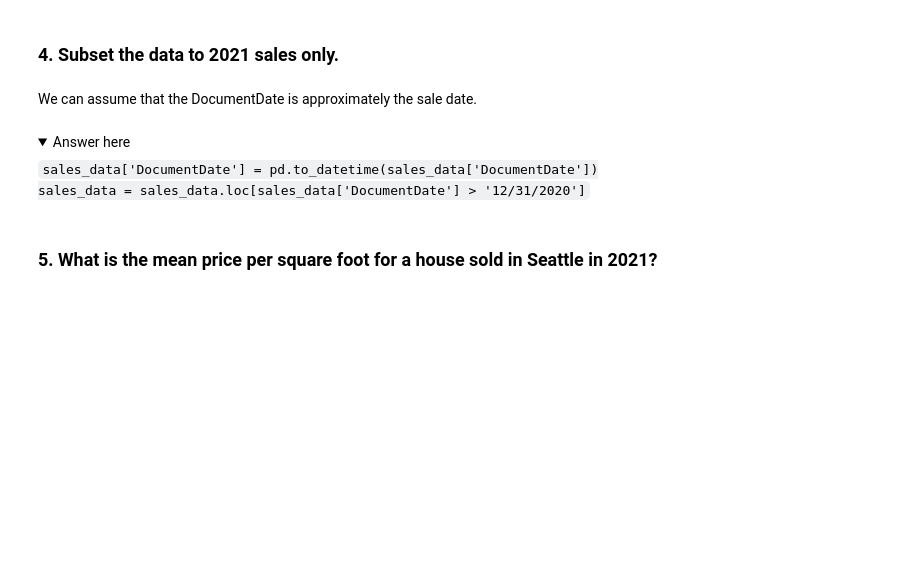
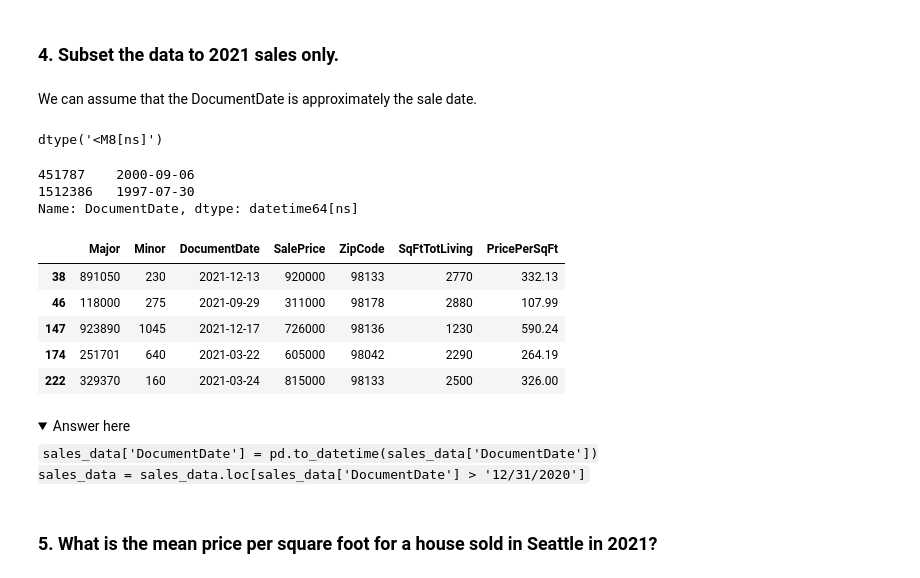
Before and after one commit to erdemiraysu/ds-aggregating_combining_dataframes-nbz32, a Jupyter notebook: aggregating_combining_dataframes.ipynb, the cells around one changed output. Drawn from its saved outputs; the diff is of its cells as text; code cells hidden in the pictures; folded sections open; blank space fills up the shorter version.

```diff
--- a/aggregating_combining_dataframes.ipynb
+++ b/aggregating_combining_dataframes.ipynb
@@ -269,3 +617,5 @@ sales_data.head()
+# %%
+sales_data = sales_data[sales_data['SalePrice'] > 10000]
 # %% [markdown]
 <details>
     <summary>One possible answer here</summary>
@@ -287,3 +682,12 @@ sales_data.loc[sales_data['ZipCode'].apply(is_integer) == False, 'ZipCode'].head
+# %%
+def five_digit_ZIP(x):
+    try:
+        return int(str(x)[:5])
+    except:
+        return x
+sales_data['ZipCode'] = sales_data['ZipCode'].map(five_digit_ZIP)
+sales_data = sales_data.loc[sales_data['ZipCode'].apply(is_integer) == True, :]
+sales_data['ZipCode'] = sales_data['ZipCode'].map(int)
 # %% [markdown]
 <details>
     <summary>One possible answer here</summary>
@@ -299,2 +709,5 @@ sales_data['ZipCode'] = sales_data['ZipCode'].map(int)</code>
 # %% [markdown]
 ### 3. Add a column for PricePerSqFt
+# %%
+sales_data['PricePerSqFt'] =  sales_data['SalePrice']/sales_data['SqFtTotLiving']
+sales_data['PricePerSqFt'].head()
@@ -307,6 +727,29 @@ sales_data['ZipCode'] = sales_data['ZipCode'].map(int)</code>
 ### 4. Subset the data to 2021 sales only.
 # %% [markdown]
 We can assume that the DocumentDate is approximately the sale date.
+# %%
+sales_data ['DocumentDate'].dtype
+# %% [output]
+dtype('<M8[ns]')
+# %%
+sales_data['DocumentDate'] = pd.to_datetime(sales_data['DocumentDate'])
+# %%
+sales_data ['DocumentDate'].sample(2)
+# %% [output]
+451787    2000-09-06
+1512386   1997-07-30
+Name: DocumentDate, dtype: datetime64[ns]
+# %%
+sales_data = sales_data[sales_data['DocumentDate'] >= '2021-01-01']
+sales_data = sales_data[sales_data['DocumentDate'] < '2022-01-01']
+sales_data.head()
+# %% [output]
+|  | Major | Minor | DocumentDate | SalePrice | ZipCode | SqFtTotLiving | PricePerSqFt |
+| 38 | 891050 | 230 | 2021-12-13 | 920000 | 98133 | 2770 | 332.13 |
+| 46 | 118000 | 275 | 2021-09-29 | 311000 | 98178 | 2880 | 107.99 |
+| 147 | 923890 | 1045 | 2021-12-17 | 726000 | 98136 | 1230 | 590.24 |
+| 174 | 251701 | 640 | 2021-03-22 | 605000 | 98042 | 2290 | 264.19 |
+| 222 | 329370 | 160 | 2021-03-24 | 815000 | 98133 | 2500 | 326.00 |
 # %% [markdown]
 <details>
     <summary>Answer here</summary>
```
Also changed, not shown: parts of 61 cells of this notebook.
